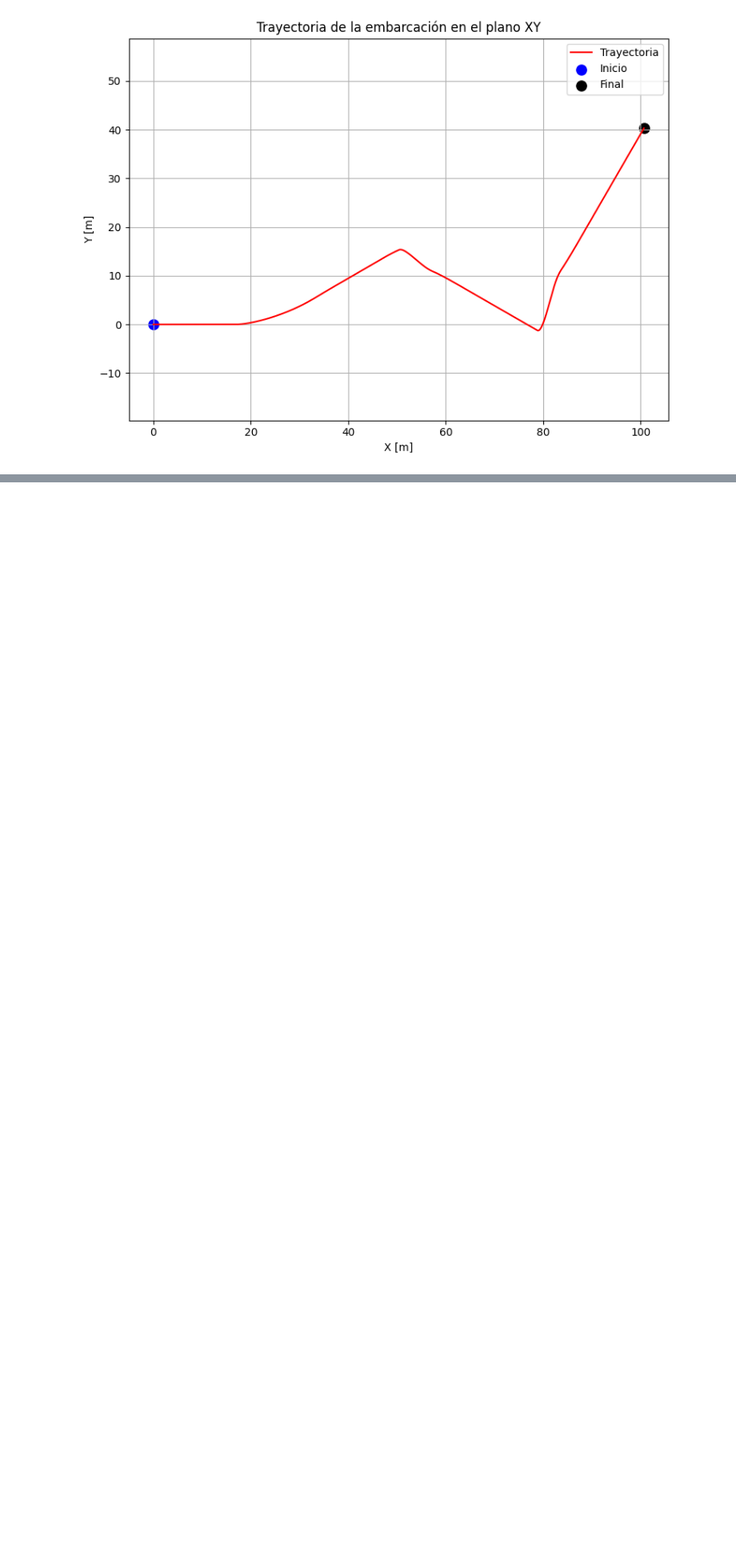
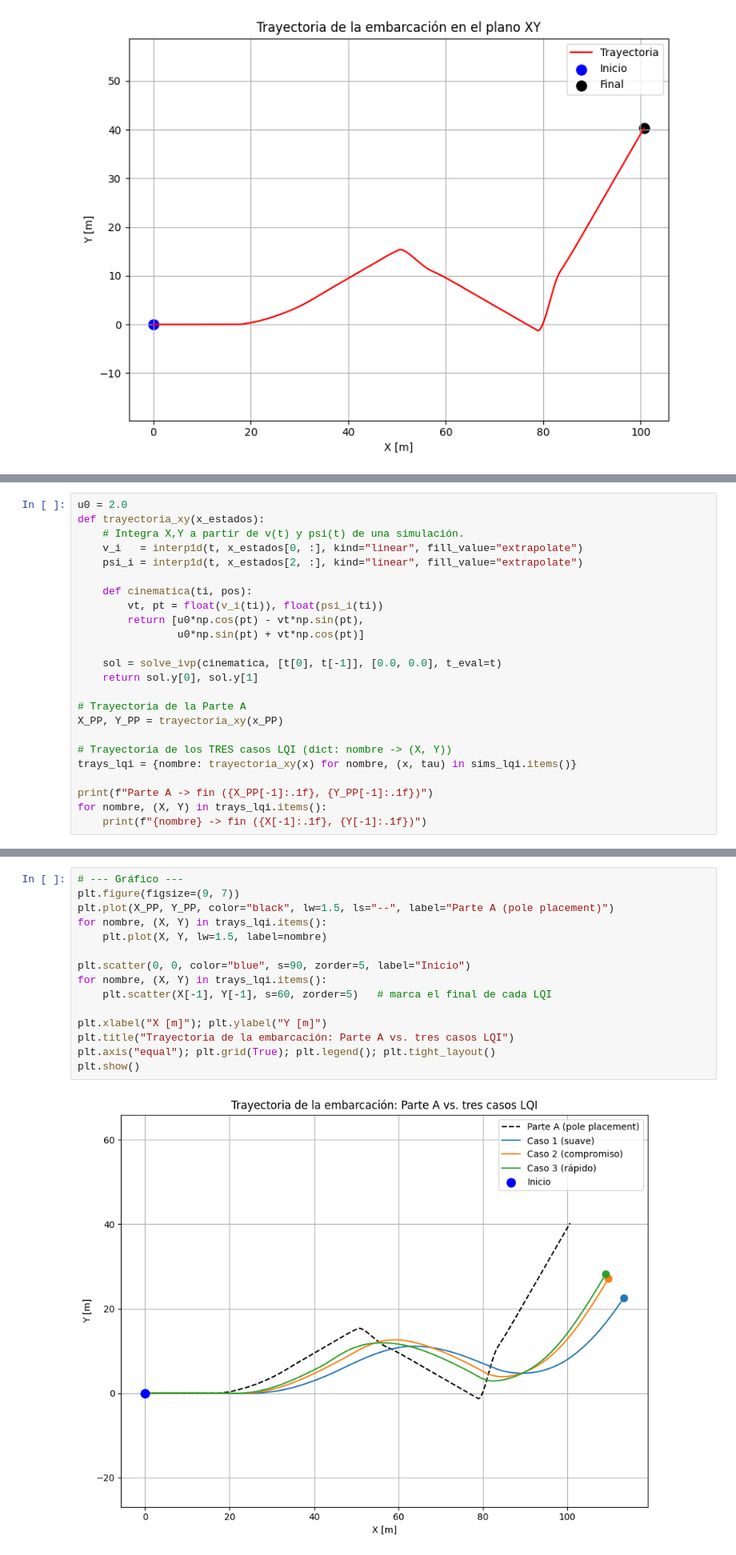
Before and after one commit to Ciror3/tp2Control, a Jupyter notebook: trabajo.ipynb, the cells around one changed output, grey strips where cells are left out. Shown at 80% size. Drawn from its saved outputs; the diff is of its cells as text; blank space fills up the shorter version.

```diff
--- a/trabajo.ipynb
+++ b/trabajo.ipynb
@@ -274,0 +545,24 @@ ValueError: operands could not be broadcast together with shapes (1,1,6000) (600
+# %%
+u0 = 2.0
+def trayectoria_xy(x_estados):
+    # Integra X,Y a partir de v(t) y psi(t) de una simulación.
+    v_i   = interp1d(t, x_estados[0, :], kind="linear", fill_value="extrapolate")
+    psi_i = interp1d(t, x_estados[2, :], kind="linear", fill_value="extrapolate")
+
+    def cinematica(ti, pos):
+        vt, pt = float(v_i(ti)), float(psi_i(ti))
+        return [u0*np.cos(pt) - vt*np.sin(pt),
+                u0*np.sin(pt) + vt*np.cos(pt)]
+
+    sol = solve_ivp(cinematica, [t[0], t[-1]], [0.0, 0.0], t_eval=t)
+    return sol.y[0], sol.y[1]
+
+# Trayectoria de la Parte A
+X_PP, Y_PP = trayectoria_xy(x_PP)
+
+# Trayectoria de los TRES casos LQI (dict: nombre -> (X, Y))
+trays_lqi = {nombre: trayectoria_xy(x) for nombre, (x, tau) in sims_lqi.items()}
+
+print(f"Parte A -> fin ({X_PP[-1]:.1f}, {Y_PP[-1]:.1f})")
+for nombre, (X, Y) in trays_lqi.items():
+    print(f"{nombre} -> fin ({X[-1]:.1f}, {Y[-1]:.1f})")
@@ -274,0 +576,17 @@ ValueError: operands could not be broadcast together with shapes (1,1,6000) (600
+# %%
+# --- Gráfico ---
+plt.figure(figsize=(9, 7))
+plt.plot(X_PP, Y_PP, color="black", lw=1.5, ls="--", label="Parte A (pole placement)")
+for nombre, (X, Y) in trays_lqi.items():
+    plt.plot(X, Y, lw=1.5, label=nombre)
+
+plt.scatter(0, 0, color="blue", s=90, zorder=5, label="Inicio")
+for nombre, (X, Y) in trays_lqi.items():
+    plt.scatter(X[-1], Y[-1], s=60, zorder=5)   # marca el final de cada LQI
+
+plt.xlabel("X [m]"); plt.ylabel("Y [m]")
+plt.title("Trayectoria de la embarcación: Parte A vs. tres casos LQI")
+plt.axis("equal"); plt.grid(True); plt.legend(); plt.tight_layout()
+plt.show()
+# %% [output]
+[figure, added]
```
Also changed, not shown: parts of 23 cells of this notebook.
